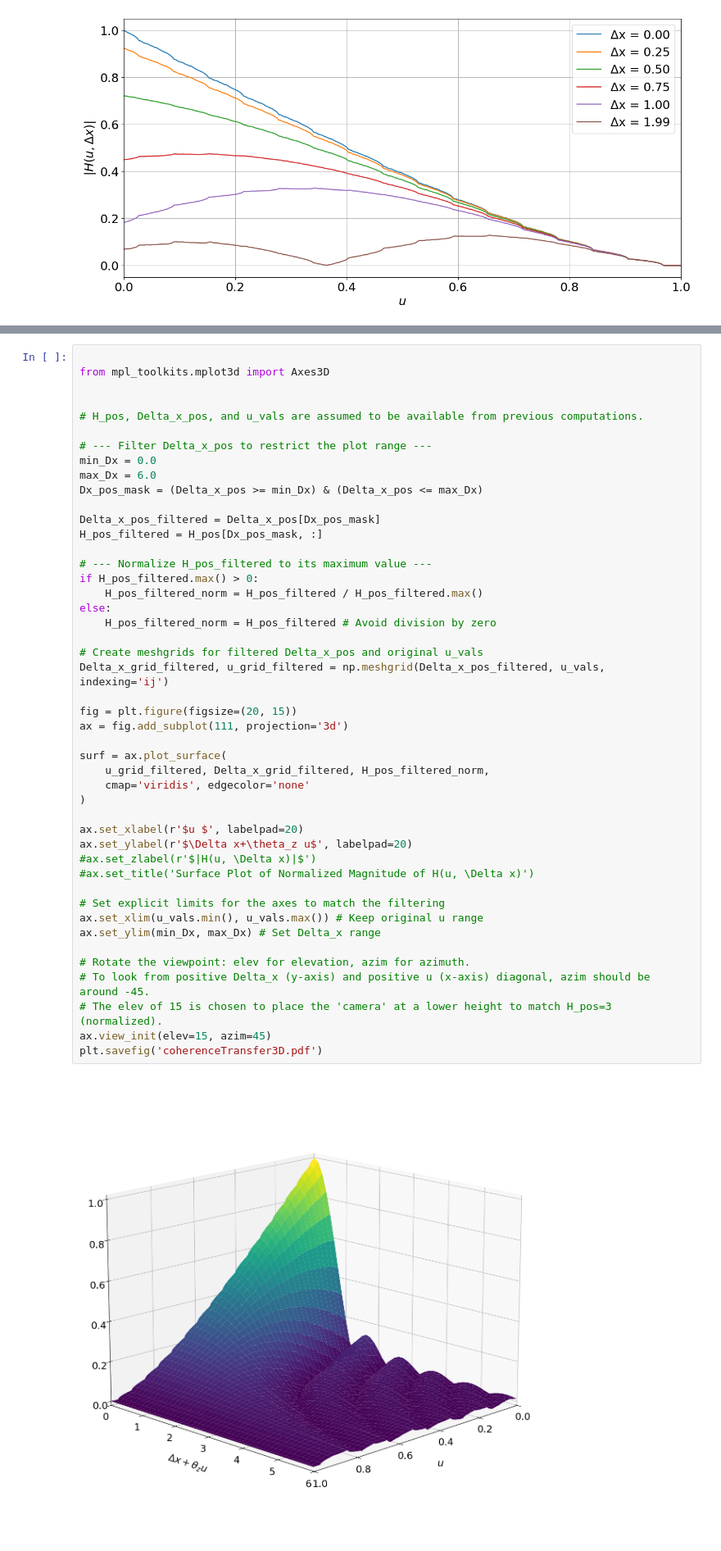
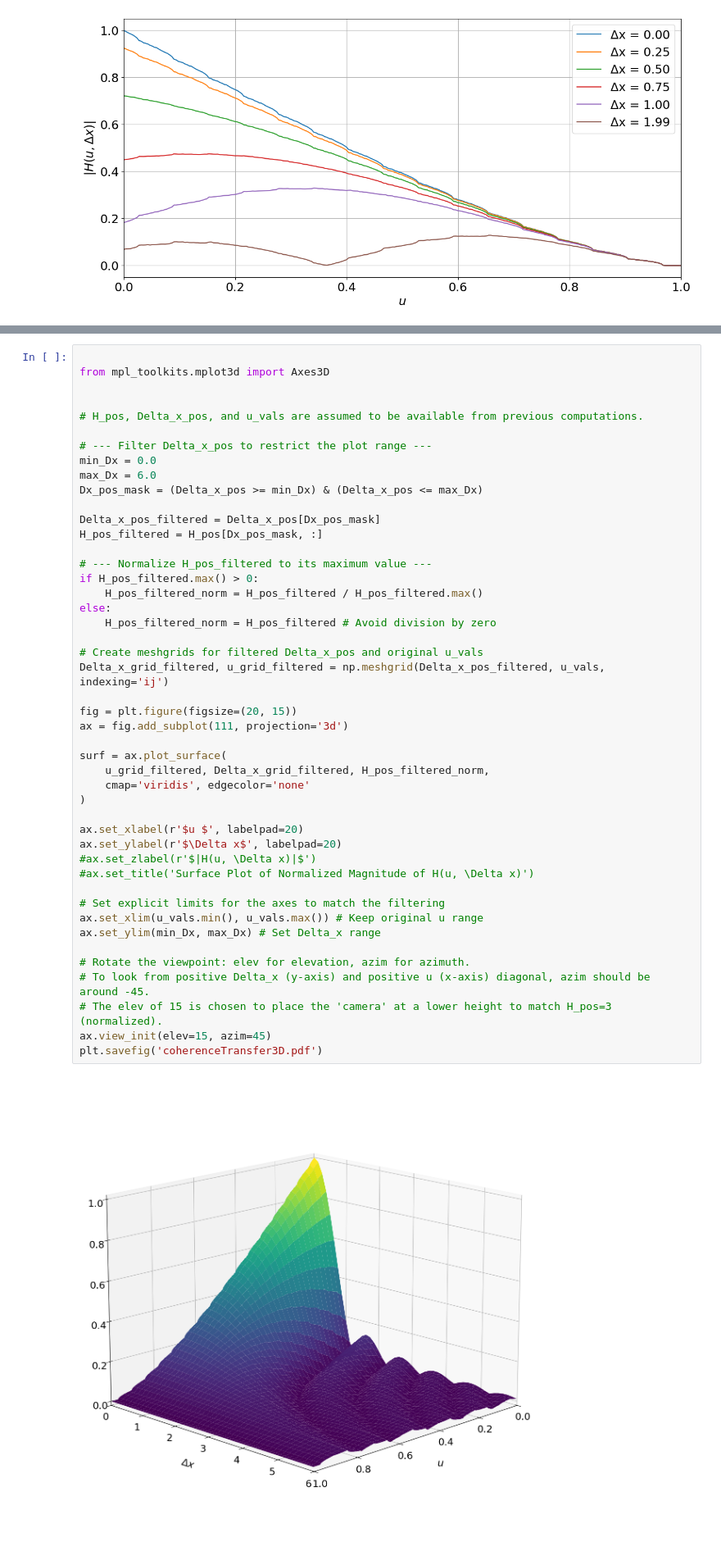
Before and after one commit to arizonaCameraLab/computationalImaging, a Jupyter notebook: Chapter8FocalImaging/2DCohererenceTransferFuction.ipynb, the cells around one changed output, grey strips where cells are left out. Shown at 82% size. Saved outputs shown, nothing was run; the diff lists cells and outputs as text.

```diff
--- a/Chapter8FocalImaging/2DCohererenceTransferFuction.ipynb
+++ b/Chapter8FocalImaging/2DCohererenceTransferFuction.ipynb
@@ -289,35 +289,35 @@ H_pos_filtered = H_pos[Dx_pos_mask, :]
 if H_pos_filtered.max() > 0:
     H_pos_filtered_norm = H_pos_filtered / H_pos_filtered.max()
 else:
     H_pos_filtered_norm = H_pos_filtered # Avoid division by zero
 
 # Create meshgrids for filtered Delta_x_pos and original u_vals
 Delta_x_grid_filtered, u_grid_filtered = np.meshgrid(Delta_x_pos_filtered, u_vals, indexing='ij')
 
 fig = plt.figure(figsize=(20, 15))
 ax = fig.add_subplot(111, projection='3d')
 
 surf = ax.plot_surface(
     u_grid_filtered, Delta_x_grid_filtered, H_pos_filtered_norm,
     cmap='viridis', edgecolor='none'
 )
 
 ax.set_xlabel(r'$u $', labelpad=20)
-ax.set_ylabel(r'$\Delta x+\theta_z u$', labelpad=20)
+ax.set_ylabel(r'$\Delta x$', labelpad=20)
 #ax.set_zlabel(r'$|H(u, \Delta x)|$')
 #ax.set_title('Surface Plot of Normalized Magnitude of H(u, \Delta x)')
 
 # Set explicit limits for the axes to match the filtering
 ax.set_xlim(u_vals.min(), u_vals.max()) # Keep original u range
 ax.set_ylim(min_Dx, max_Dx) # Set Delta_x range
 
 # Rotate the viewpoint: elev for elevation, azim for azimuth.
 # To look from positive Delta_x (y-axis) and positive u (x-axis) diagonal, azim should be around -45.
 # The elev of 15 is chosen to place the 'camera' at a lower height to match H_pos=3 (normalized).
 ax.view_init(elev=15, azim=45)
 plt.savefig('coherenceTransfer3D.pdf')
 # %% [output]
-[figure, old version]
+[figure, new version]
 # %% [markdown]
 # Problem Description and Visualization in Fourier Space
 
```
